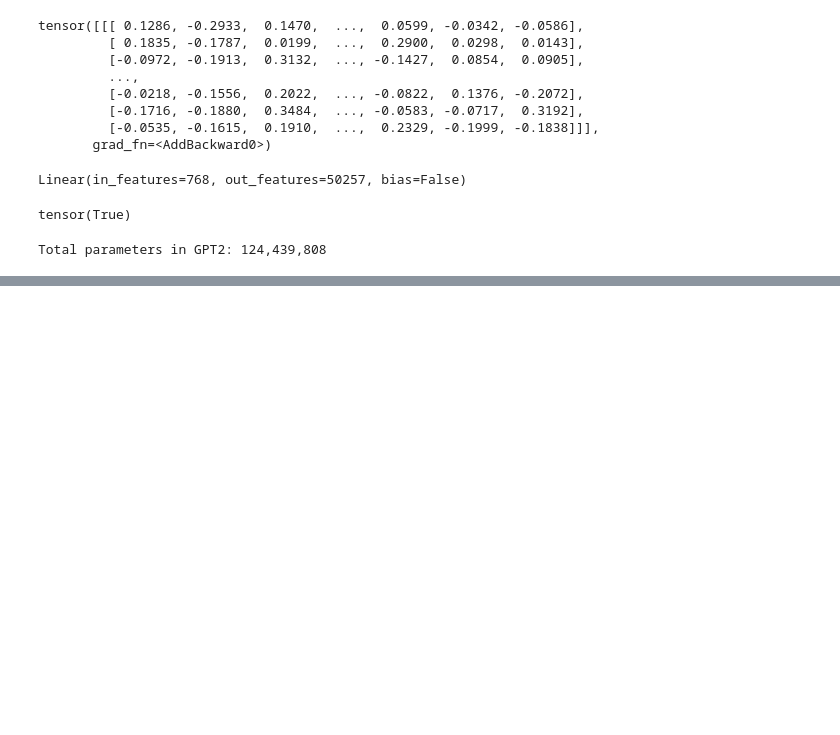
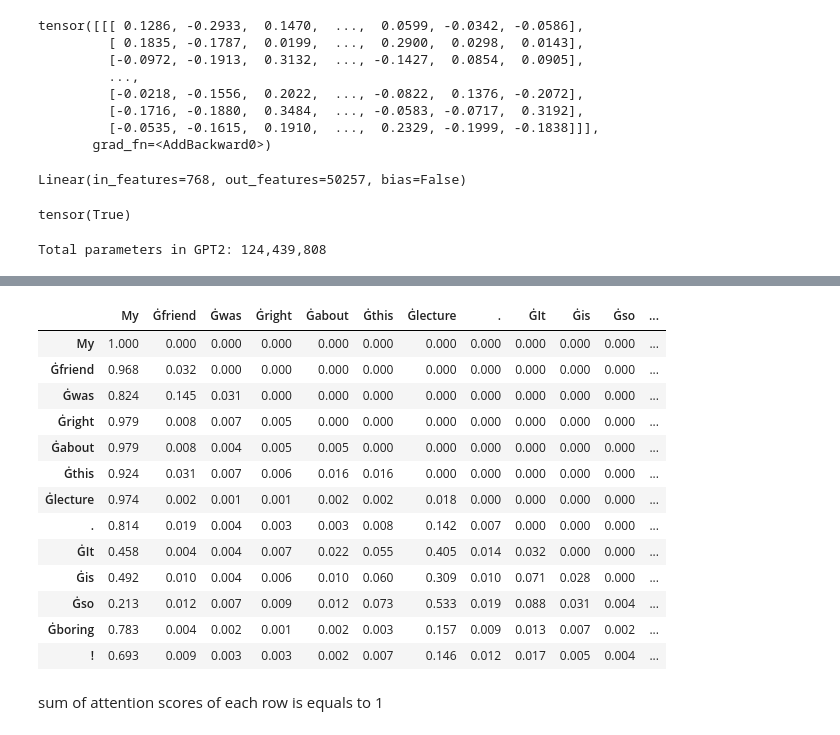
Before and after one commit to NiketGirdhar22/transformers, a Jupyter notebook: codes/gpt/gpt.ipynb, the cells around one changed output, grey strips where cells are left out. Saved outputs shown, nothing was run; the diff lists cells and outputs as text; code cells hidden in the pictures; blank space fills up the shorter version.

Commit message:
attention

```diff
--- a/codes/gpt/gpt.ipynb
+++ b/codes/gpt/gpt.ipynb
@@ -66,7 +69,7 @@ Setting `pad_token_id` to `eos_token_id`:50256 for open-end generation.
 Setting `pad_token_id` to `eos_token_id`:50256 for open-end generation:
     - This means that in the backend of GPt it is setting the end token to a pad token so it eases to a more open generation of text.
 # %%
-model = GPT2LMHeadModel.from_pretrained('gpt2')
+model = GPT2LMHeadModel.from_pretrained('gpt2',attn_implementation="eager")
 
 model
 # %% [output]
@@ -144,0 +150,8 @@ Total parameters in GPT2: 124,439,808
+# %%
+phrase = "My friend was right about this lecture. It is so boring!"
+
+encoded_phrase = tokenizer(phrase, return_tensors='pt')
+
+response = model(**encoded_phrase, output_attentions = True, output_hidden_states = True)
+
+len(response.attentions)
@@ -144,0 +179,4 @@ Total parameters in GPT2: 124,439,808
+# %%
+tokens = tokenizer.convert_ids_to_tokens(encoded_phrase['input_ids'][0])
+
+tokens
@@ -144,0 +197,30 @@ Total parameters in GPT2: 124,439,808
+# %%
+# Looking into the layer 9 head 0
+
+arr = response.attentions[9][0][0] # layer 9 | head 0 | batch is 1 so index 0
+
+n_digits = 3 # rondiong the numbers to 3 decimal points
+
+attention_df = pd.DataFrame((torch.round(arr*10**n_digits)/(10**n_digits)).detach()).applymap(float)
+
+attention_df.columns = tokens
+attention_df.index = tokens
+
+attention_df
+# %% [output]
+|  | My | Ġfriend | Ġwas | Ġright | Ġabout | Ġthis | Ġlecture | . | ĠIt | Ġis | Ġso | ... |
+| My | 1.000 | 0.000 | 0.000 | 0.000 | 0.000 | 0.000 | 0.000 | 0.000 | 0.000 | 0.000 | 0.000 | ... |
+| Ġfriend | 0.968 | 0.032 | 0.000 | 0.000 | 0.000 | 0.000 | 0.000 | 0.000 | 0.000 | 0.000 | 0.000 | ... |
+| Ġwas | 0.824 | 0.145 | 0.031 | 0.000 | 0.000 | 0.000 | 0.000 | 0.000 | 0.000 | 0.000 | 0.000 | ... |
+| Ġright | 0.979 | 0.008 | 0.007 | 0.005 | 0.000 | 0.000 | 0.000 | 0.000 | 0.000 | 0.000 | 0.000 | ... |
+| Ġabout | 0.979 | 0.008 | 0.004 | 0.005 | 0.005 | 0.000 | 0.000 | 0.000 | 0.000 | 0.000 | 0.000 | ... |
+| Ġthis | 0.924 | 0.031 | 0.007 | 0.006 | 0.016 | 0.016 | 0.000 | 0.000 | 0.000 | 0.000 | 0.000 | ... |
+| Ġlecture | 0.974 | 0.002 | 0.001 | 0.001 | 0.002 | 0.002 | 0.018 | 0.000 | 0.000 | 0.000 | 0.000 | ... |
+| . | 0.814 | 0.019 | 0.004 | 0.003 | 0.003 | 0.008 | 0.142 | 0.007 | 0.000 | 0.000 | 0.000 | ... |
+| ĠIt | 0.458 | 0.004 | 0.004 | 0.007 | 0.022 | 0.055 | 0.405 | 0.014 | 0.032 | 0.000 | 0.000 | ... |
+| Ġis | 0.492 | 0.010 | 0.004 | 0.006 | 0.010 | 0.060 | 0.309 | 0.010 | 0.071 | 0.028 | 0.000 | ... |
+| Ġso | 0.213 | 0.012 | 0.007 | 0.009 | 0.012 | 0.073 | 0.533 | 0.019 | 0.088 | 0.031 | 0.004 | ... |
+| Ġboring | 0.783 | 0.004 | 0.002 | 0.001 | 0.002 | 0.003 | 0.157 | 0.009 | 0.013 | 0.007 | 0.002 | ... |
+| ! | 0.693 | 0.009 | 0.003 | 0.003 | 0.002 | 0.007 | 0.146 | 0.012 | 0.017 | 0.005 | 0.004 | ... |
+# %% [markdown]
+sum of attention scores of each row is equals to 1
```
Also changed, not shown: parts of 15 cells of this notebook, 1 other file.
